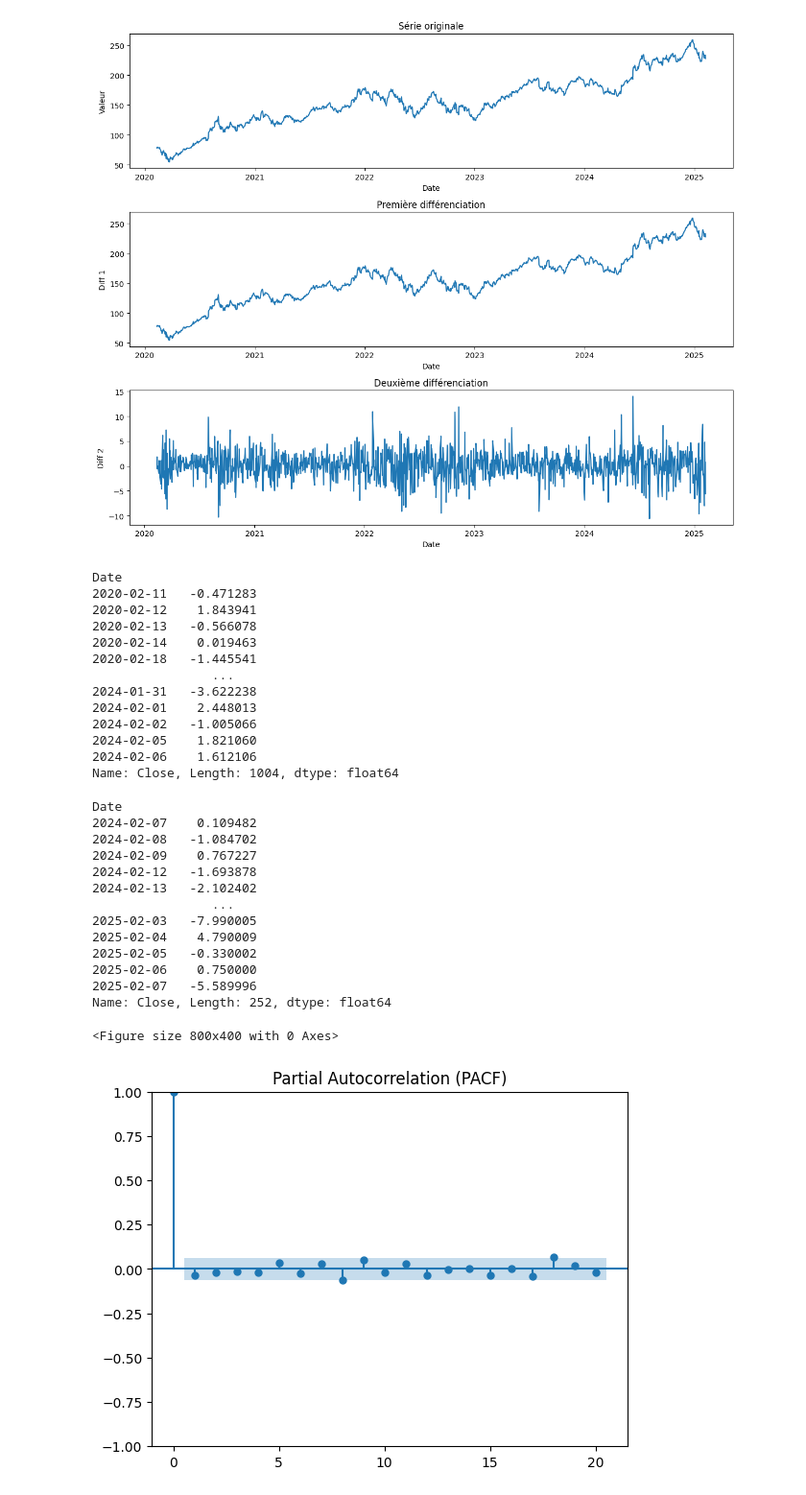
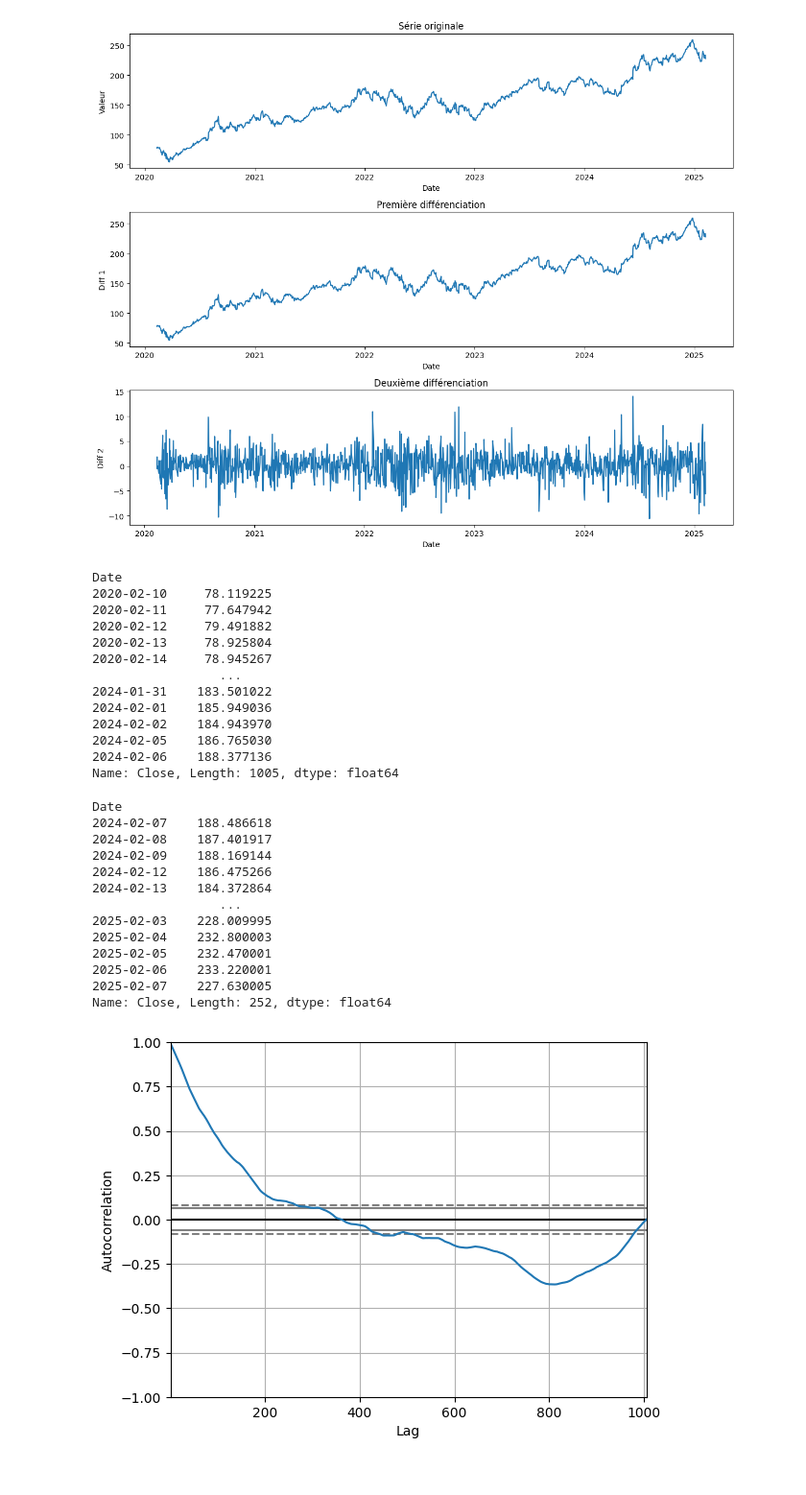
Before and after one commit to abdenour234/ProjetTimeSeries, a Jupyter notebook: ARIMA/arima.ipynb, the cells around one changed output. Shown: that part at 96% size. Drawn from its saved outputs; the diff is of its cells as text; code cells hidden in the pictures.

```diff
--- a/ARIMA/arima.ipynb
+++ b/ARIMA/arima.ipynb
@@ -103,48 +103,45 @@ plt.show()
 # %%
 # 🎯 2. Division Train/Test
 
-train_data=Close_diff2[0:int(len(Close_diff2)*0.8)]
-test_data=Close_diff2[int(len(Close_diff2)*0.8):len(Close_diff2)]
+train_data=close_series[0:int(len(close_series)*0.8)]
+test_data=close_series[int(len(close_series)*0.8):len(close_series)]
 # %%
 train_data
 # %% [output]
 Date
-2020-02-11   -0.471283
-2020-02-12    1.843941
-2020-02-13   -0.566078
-2020-02-14    0.019463
-2020-02-18   -1.445541
-                ...
-2024-01-31   -3.622238
-2024-02-01    2.448013
-2024-02-02   -1.005066
-2024-02-05    1.821060
-2024-02-06    1.612106
-Name: Close, Length: 1004, dtype: float64
+2020-02-10     78.119225
+2020-02-11     77.647942
+2020-02-12     79.491882
+2020-02-13     78.925804
+2020-02-14     78.945267
+                 ...
+2024-01-31    183.501022
+2024-02-01    185.949036
+2024-02-02    184.943970
+2024-02-05    186.765030
+2024-02-06    188.377136
+Name: Close, Length: 1005, dtype: float64
 # %%
 test_data
 # %% [output]
 Date
-2024-02-07    0.109482
-2024-02-08   -1.084702
-2024-02-09    0.767227
-2024-02-12   -1.693878
-2024-02-13   -2.102402
-                ...
-2025-02-03   -7.990005
-2025-02-04    4.790009
-2025-02-05   -0.330002
-2025-02-06    0.750000
-2025-02-07   -5.589996
+2024-02-07    188.486618
+2024-02-08    187.401917
+2024-02-09    188.169144
+2024-02-12    186.475266
+2024-02-13    184.372864
+                 ...
+2025-02-03    228.009995
+2025-02-04    232.800003
+2025-02-05    232.470001
+2025-02-06    233.220001
+2025-02-07    227.630005
 Name: Close, Length: 252, dtype: float64
-# %%
-# 🎯 3. Analyse PACF pour déterminer `p`
-from statsmodels.graphics.tsaplots import plot_pacf
-plt.figure(figsize=(8,4))
-plot_pacf(train_data, lags=20, method="ywm")
-plt.title("Partial Autocorrelation (PACF)")
-plt.show()
-# %% [output]
-<Figure size 800x400 with 0 Axes>
-[figure, removed]
+# %%
+from pandas.plotting import autocorrelation_plot
+from matplotlib import pyplot
+autocorrelation_plot(train_data)
+pyplot.show()
+# %% [output]
+[figure, added]
 # %% [markdown]
```
Also changed, not shown: parts of 6 cells of this notebook.
